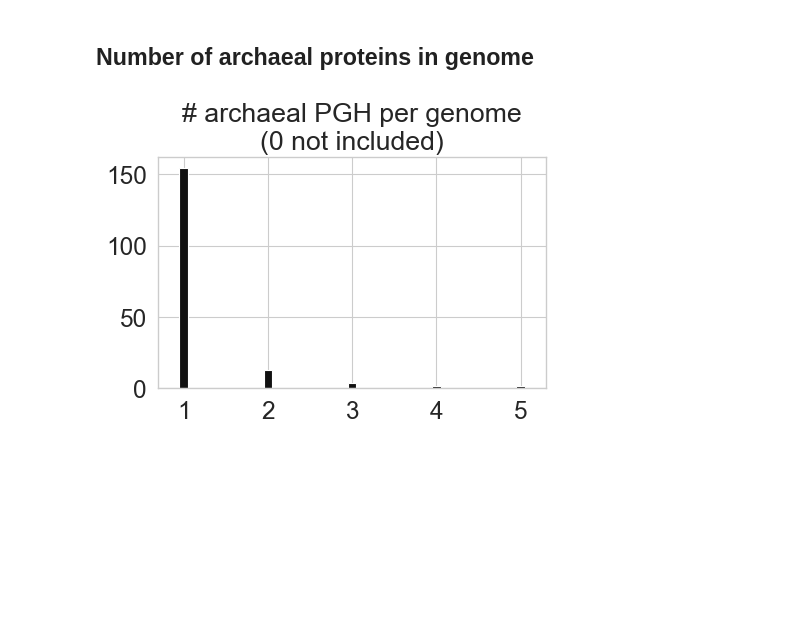
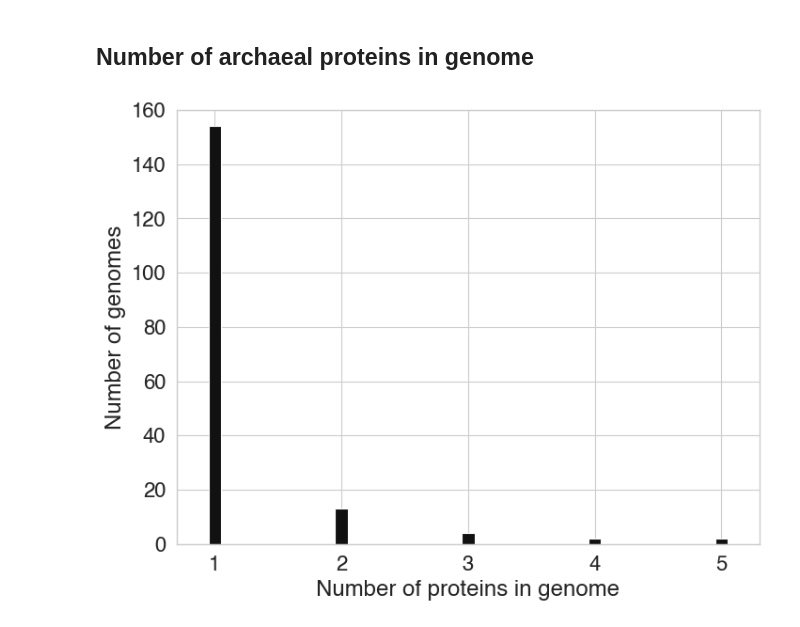
Before and after one commit to srom/archaea-vs-bacteria, a Jupyter notebook: notebook/figure1.ipynb, the cells around one changed output. Saved outputs shown, nothing was run; the diff lists cells and outputs as text; code cells hidden in the pictures; blank space fills up the shorter version.

```diff
--- a/notebook/figure1.ipynb
+++ b/notebook/figure1.ipynb
@@ -24,7 +24,8 @@ from src.tree.itol_annotation import itol_heatmap_annotations
 # %%
 sns.set_palette('colorblind')
 sns.set_style('whitegrid')
-sns.set_context('paper', font_scale=2)
+sns.set_context('paper', font_scale=1.8)
+plt.rcParams['font.family'] = 'Helvetica'
 
 palette = sns.color_palette().as_hex()
 palette_20 = [
@@ -479,22 +506,23 @@ f.savefig(figures_folder / 'figure1' / 'pgh_abundance_genomes_raw.pdf', dpi=300)
 # %%
 n_proteins_per_genome = pgh_df[
     ['domain', 'assembly_accession', 'protein_id']
 ].groupby(
     ['domain', 'assembly_accession']
 ).count().reset_index().groupby([
     'domain', 'protein_id'
 ]).count()
 
 n_proteins_per_genome_arc = n_proteins_per_genome.loc['Archaea']
 
-f, ax = plt.subplots(1, 1, figsize=(5, 3))
+f, ax = plt.subplots(1, 1, figsize=(8, 6))
 
 n_proteins_per_genome_arc.plot(kind='bar', width=0.1, ax=ax, color='#111111');
 plt.xticks(rotation=0);
 ax.get_legend().remove()
-ax.set_xlabel('');
-ax.set_title('# archaeal PGH per genome\n(0 not included)');
+ax.set_ylim((None, 160));
+ax.set_xlabel('Number of proteins in genome');
+ax.set_ylabel('Number of genomes');
 
 f.savefig(figures_folder / 'figure1' / 'n_PGH_per_archaeal_genomes.pdf', dpi=300, bbox_inches='tight')
 # %% [output]
-[figure, old version]
+[figure, new version]
```
Also changed, not shown: parts of 8 cells of this notebook, 9 other files.
